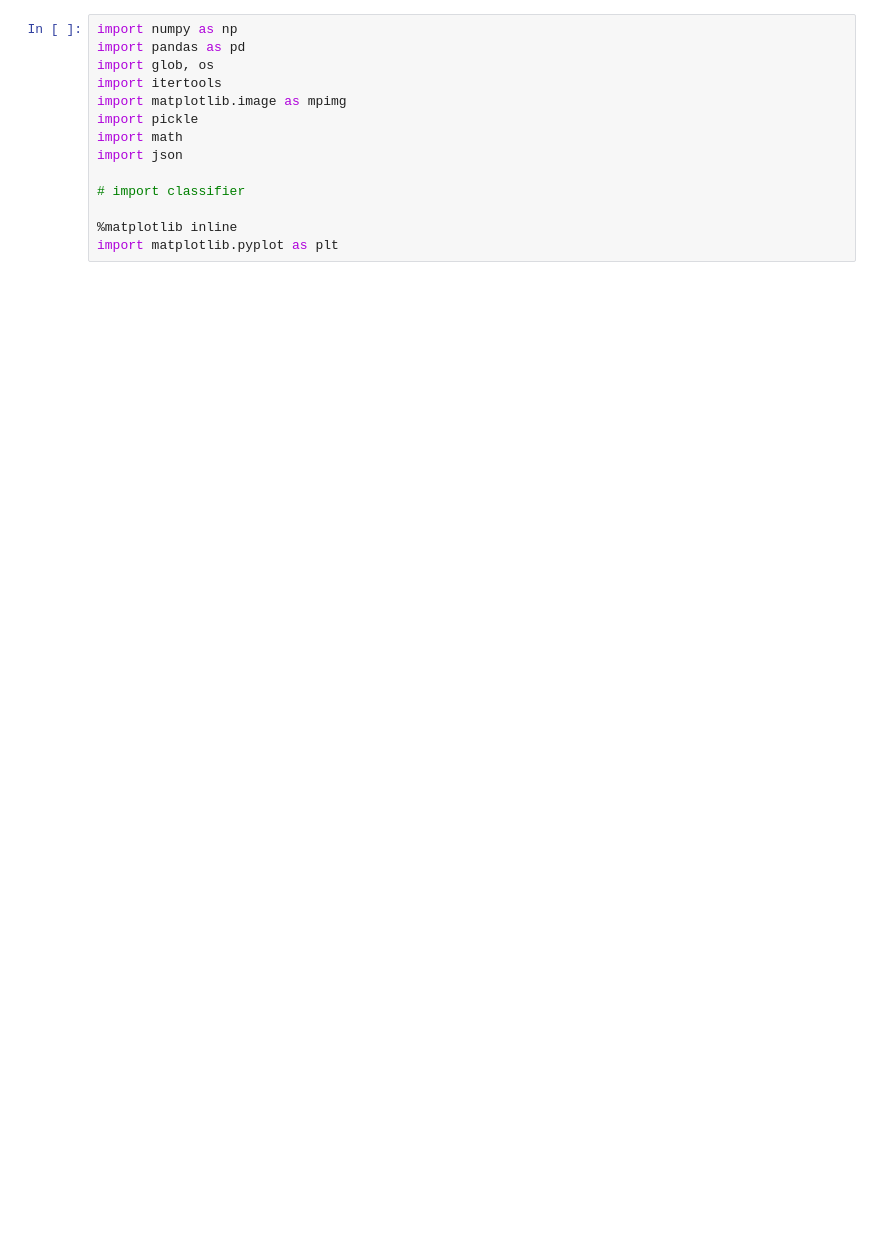
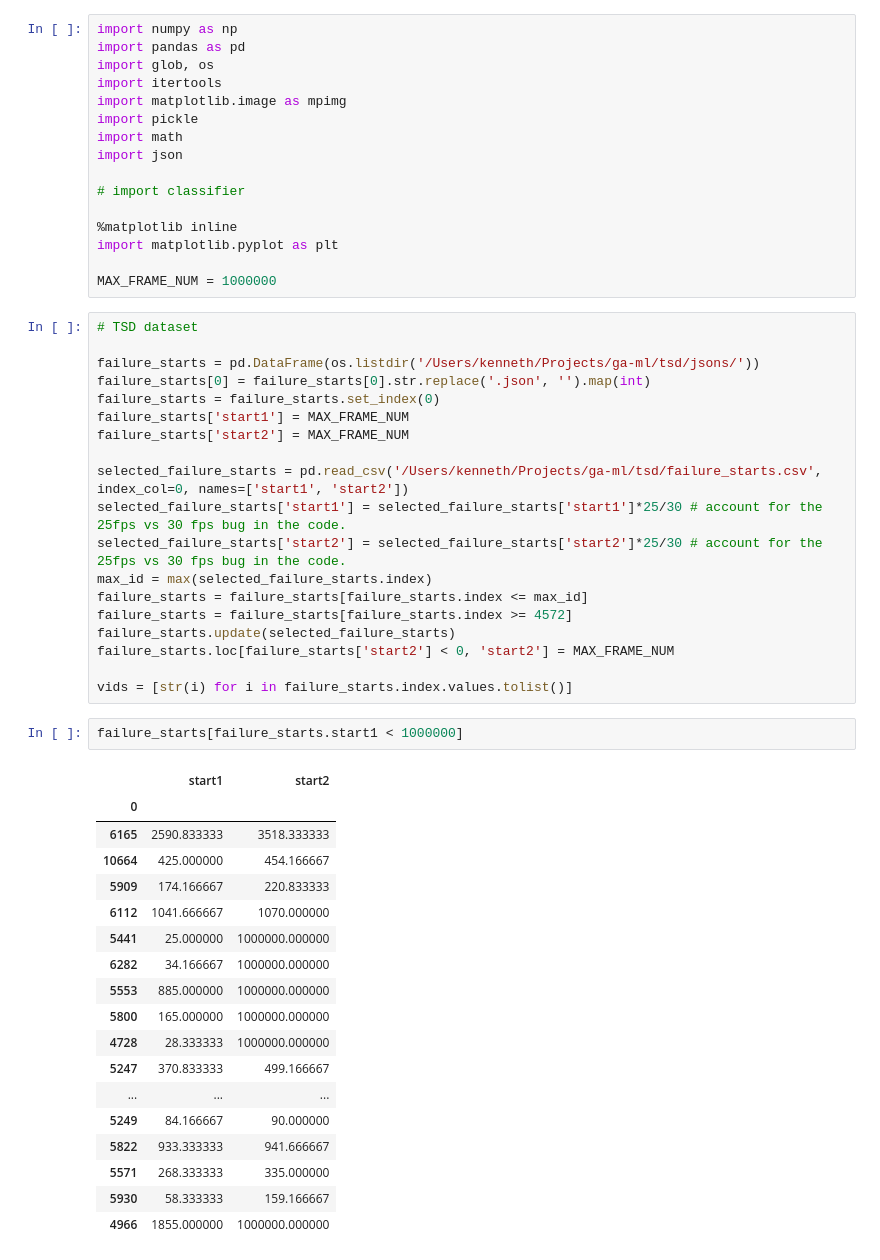
Before and after one commit to test-v1/notebooks-1, a Jupyter notebook: yolo/Prod Model Validation.ipynb, the cells around one changed output. Saved outputs shown, nothing was run; the diff lists cells and outputs as text; blank space fills up the shorter version.

```diff
--- a/yolo/Prod Model Validation.ipynb
+++ b/yolo/Prod Model Validation.ipynb
@@ -12,4 +12,46 @@ import json
 
 %matplotlib inline
 import matplotlib.pyplot as plt
+
+MAX_FRAME_NUM = 1000000
+# %%
+# TSD dataset
+
+failure_starts = pd.DataFrame(os.listdir('/Users/kenneth/Projects/ga-ml/tsd/jsons/'))
+failure_starts[0] = failure_starts[0].str.replace('.json', '').map(int)
+failure_starts = failure_starts.set_index(0)
+failure_starts['start1'] = MAX_FRAME_NUM
+failure_starts['start2'] = MAX_FRAME_NUM
+
+selected_failure_starts = pd.read_csv('/Users/kenneth/Projects/ga-ml/tsd/failure_starts.csv', index_col=0, names=['start1', 'start2'])
+selected_failure_starts['start1'] = selected_failure_starts['start1']*25/30 # account for the 25fps vs 30 fps bug in the code.
+selected_failure_starts['start2'] = selected_failure_starts['start2']*25/30 # account for the 25fps vs 30 fps bug in the code.
+max_id = max(selected_failure_starts.index)
+failure_starts = failure_starts[failure_starts.index <= max_id]
+failure_starts = failure_starts[failure_starts.index >= 4572]
+failure_starts.update(selected_failure_starts)
+failure_starts.loc[failure_starts['start2'] < 0, 'start2'] = MAX_FRAME_NUM
+
+vids = [str(i) for i in failure_starts.index.values.tolist()]
+# %%
+failure_starts[failure_starts.start1 < 1000000]
+# %% [output]
+|  | start1 | start2 |
+| 0 |  |  |
+| 6165 | 2590.833333 | 3518.333333 |
+| 10664 | 425.000000 | 454.166667 |
+| 5909 | 174.166667 | 220.833333 |
+| 6112 | 1041.666667 | 1070.000000 |
+| 5441 | 25.000000 | 1000000.000000 |
+| 6282 | 34.166667 | 1000000.000000 |
+| 5553 | 885.000000 | 1000000.000000 |
+| 5800 | 165.000000 | 1000000.000000 |
+| 4728 | 28.333333 | 1000000.000000 |
+| 5247 | 370.833333 | 499.166667 |
+| ... | ... | ... |
+| 5249 | 84.166667 | 90.000000 |
+| 5822 | 933.333333 | 941.666667 |
+| 5571 | 268.333333 | 335.000000 |
+| 5930 | 58.333333 | 159.166667 |
+| 4966 | 1855.000000 | 1000000.000000 |
 # %%
```
Also changed, not shown: parts of 6 cells of this notebook, 16 other files.
